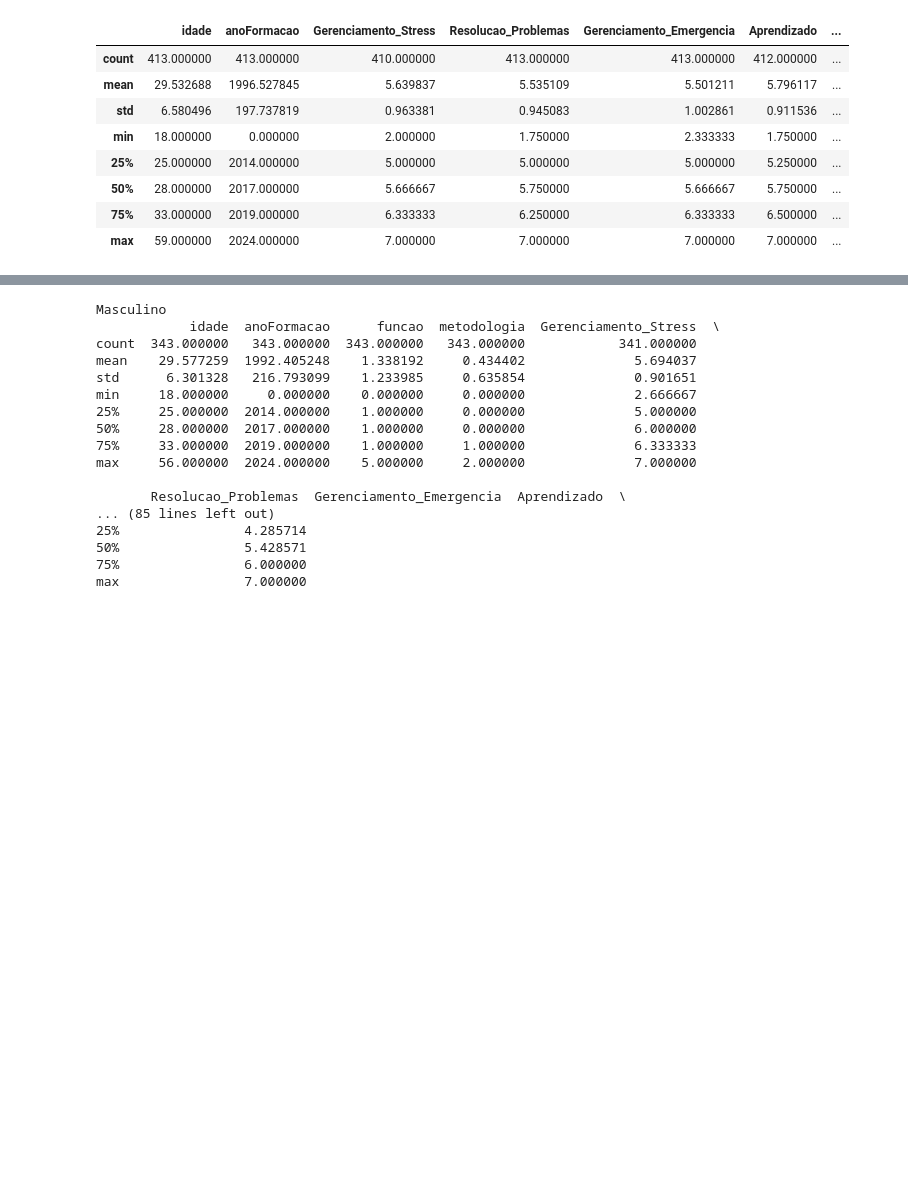
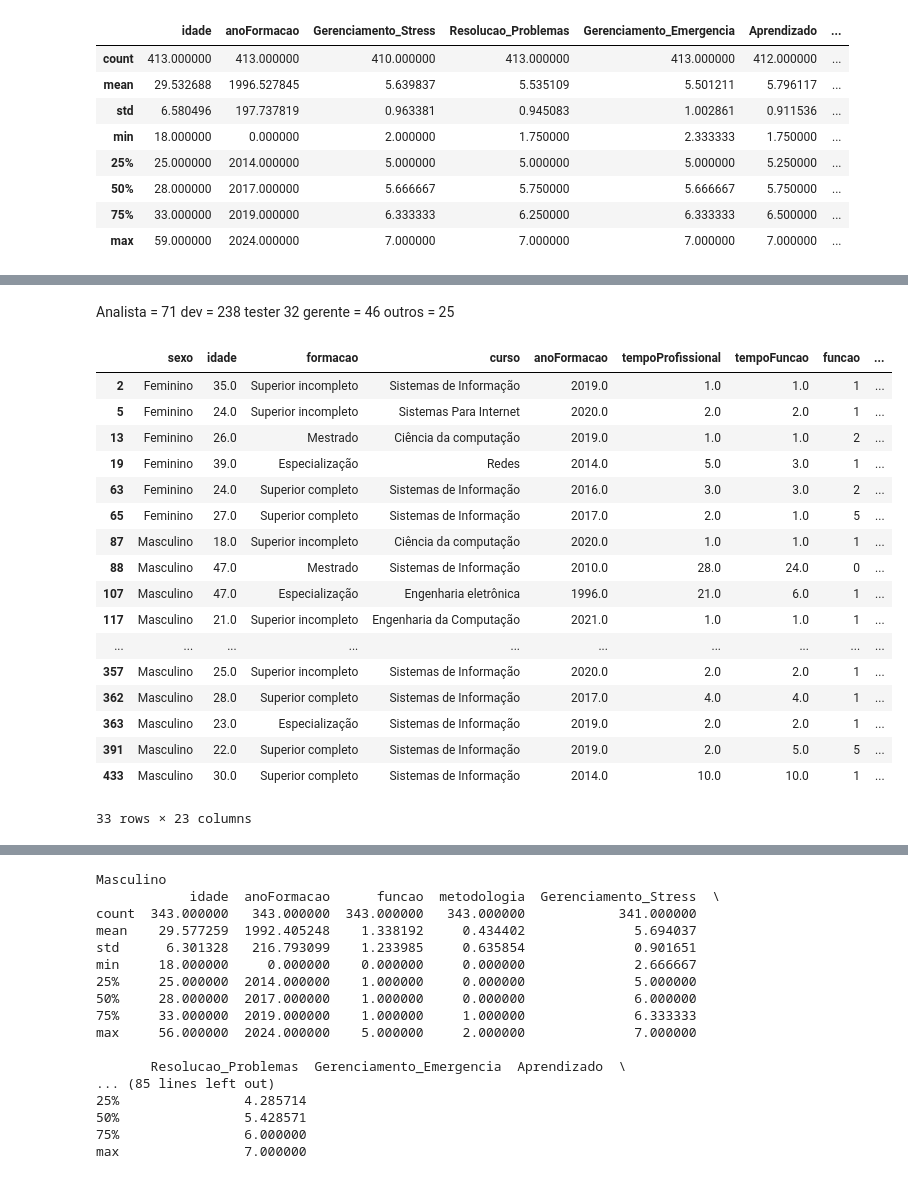
Before and after one commit to dan1lo/PesquisaDoutoradoPosDiferencas, a Jupyter notebook: pesquisa_sexo_completo_base_R.ipynb, the cells around one changed output, grey strips where cells are left out. Cells and saved outputs as stored; diff of their text form; code cells hidden in the pictures; blank space fills up the shorter version.

```diff
--- a/pesquisa_sexo_completo_base_R.ipynb
+++ b/pesquisa_sexo_completo_base_R.ipynb
@@ -158,0 +218,27 @@ dados
+# %% [markdown]
+Analista = 71
+dev = 238
+tester 32
+gerente = 46
+outros = 25
+# %%
+dados.query("metodologia == 2"	)
+# %% [output]
+|  | sexo | idade | formacao | curso | anoFormacao | tempoProfissional | tempoFuncao | funcao | ... |
+| 2 | Feminino | 35.0 | Superior incompleto | Sistemas de Informação | 2019.0 | 1.0 | 1.0 | 1 | ... |
+| 5 | Feminino | 24.0 | Superior incompleto | Sistemas Para Internet | 2020.0 | 2.0 | 2.0 | 1 | ... |
+| 13 | Feminino | 26.0 | Mestrado | Ciência da computação | 2019.0 | 1.0 | 1.0 | 2 | ... |
+| 19 | Feminino | 39.0 | Especialização | Redes | 2014.0 | 5.0 | 3.0 | 1 | ... |
+| 63 | Feminino | 24.0 | Superior completo | Sistemas de Informação | 2016.0 | 3.0 | 3.0 | 2 | ... |
+| 65 | Feminino | 27.0 | Superior completo | Sistemas de Informação | 2017.0 | 2.0 | 1.0 | 5 | ... |
+| 87 | Masculino | 18.0 | Superior incompleto | Ciência da computação | 2020.0 | 1.0 | 1.0 | 1 | ... |
+| 88 | Masculino | 47.0 | Mestrado | Sistemas de Informação | 2010.0 | 28.0 | 24.0 | 0 | ... |
+| 107 | Masculino | 47.0 | Especialização | Engenharia eletrônica | 1996.0 | 21.0 | 6.0 | 1 | ... |
+| 117 | Masculino | 21.0 | Superior incompleto | Engenharia da Computação | 2021.0 | 1.0 | 1.0 | 1 | ... |
+| ... | ... | ... | ... | ... | ... | ... | ... | ... | ... |
+| 357 | Masculino | 25.0 | Superior incompleto | Sistemas de Informação | 2020.0 | 2.0 | 2.0 | 1 | ... |
+| 362 | Masculino | 28.0 | Superior completo | Sistemas de Informação | 2017.0 | 4.0 | 4.0 | 1 | ... |
+| 363 | Masculino | 23.0 | Especialização | Sistemas de Informação | 2019.0 | 2.0 | 2.0 | 1 | ... |
+| 391 | Masculino | 22.0 | Superior completo | Sistemas de Informação | 2019.0 | 2.0 | 5.0 | 5 | ... |
+| 433 | Masculino | 30.0 | Superior completo | Sistemas de Informação | 2014.0 | 10.0 | 10.0 | 1 | ... |
+33 rows × 23 columns
```
Also changed, not shown: parts of 9 cells of this notebook, 1 other file.
